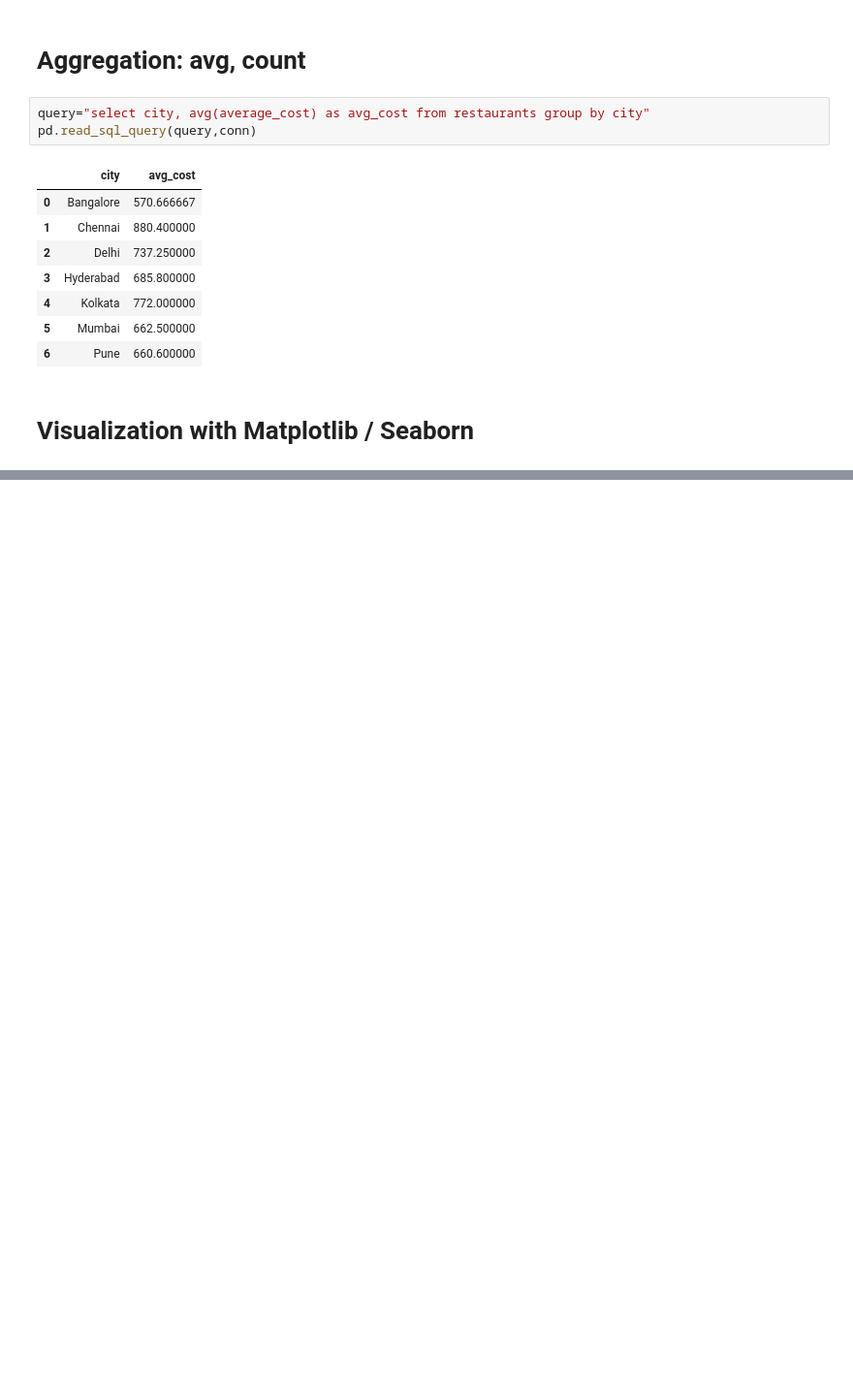
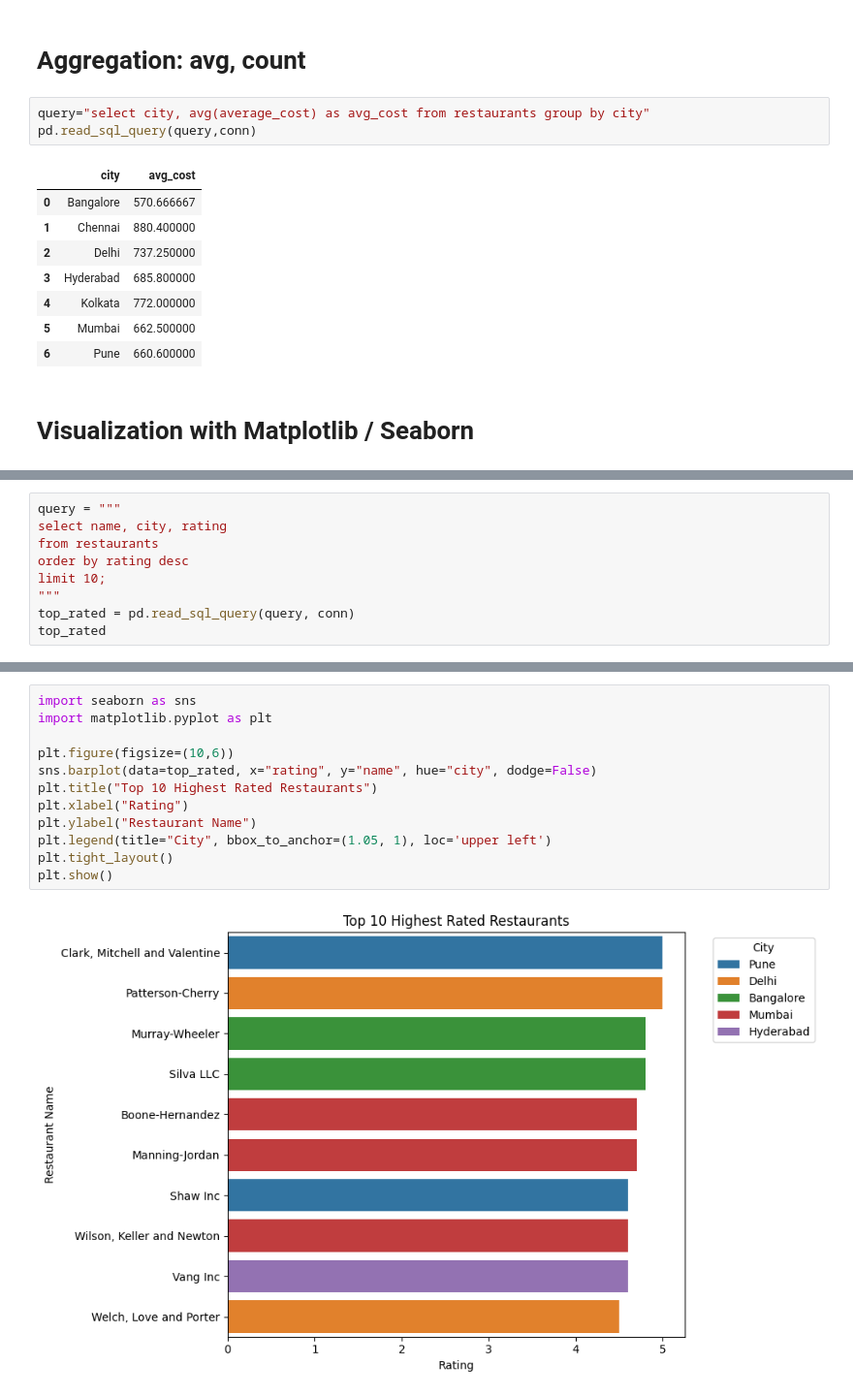
Before and after one commit to SuraSammour12/SQL-Python, a Jupyter notebook: 07_food_delivery_sql_analysis.ipynb, the cells around one changed output, grey strips where cells are left out. Shown at 97% size. Cells and saved outputs as stored; diff of their text form; blank space fills up the shorter version.

```diff
--- a/07_food_delivery_sql_analysis.ipynb
+++ b/07_food_delivery_sql_analysis.ipynb
@@ -188,0 +196,9 @@ plt.show()
+# %%
+query = """
+select name, city, rating
+from restaurants
+order by rating desc
+limit 10;
+"""
+top_rated = pd.read_sql_query(query, conn)
+top_rated
@@ -188,0 +217,14 @@ plt.show()
+# %%
+import seaborn as sns
+import matplotlib.pyplot as plt
+
+plt.figure(figsize=(10,6))
+sns.barplot(data=top_rated, x="rating", y="name", hue="city", dodge=False)
+plt.title("Top 10 Highest Rated Restaurants")
+plt.xlabel("Rating")
+plt.ylabel("Restaurant Name")
+plt.legend(title="City", bbox_to_anchor=(1.05, 1), loc='upper left')
+plt.tight_layout()
+plt.show()
+# %% [output]
+[figure, added]
```
Also changed, not shown: parts of 6 cells of this notebook.
